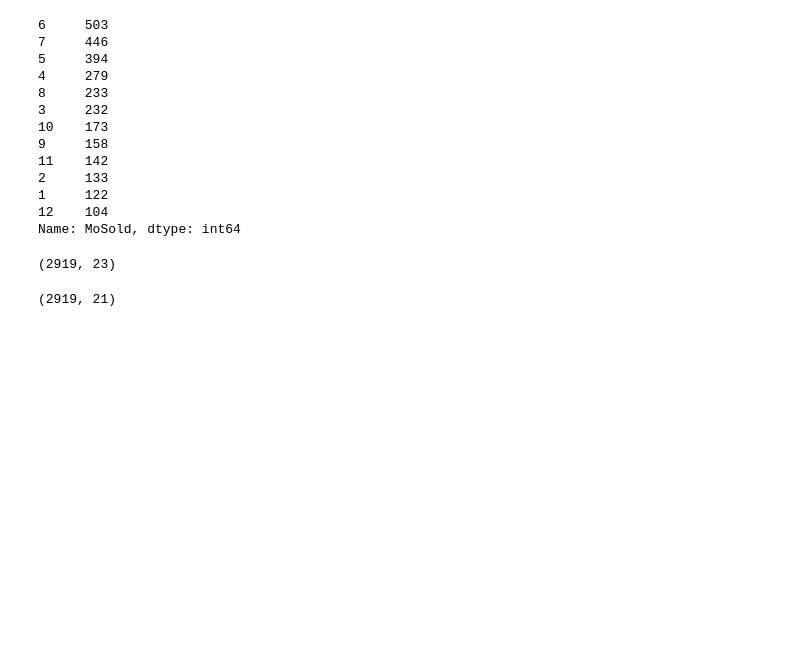
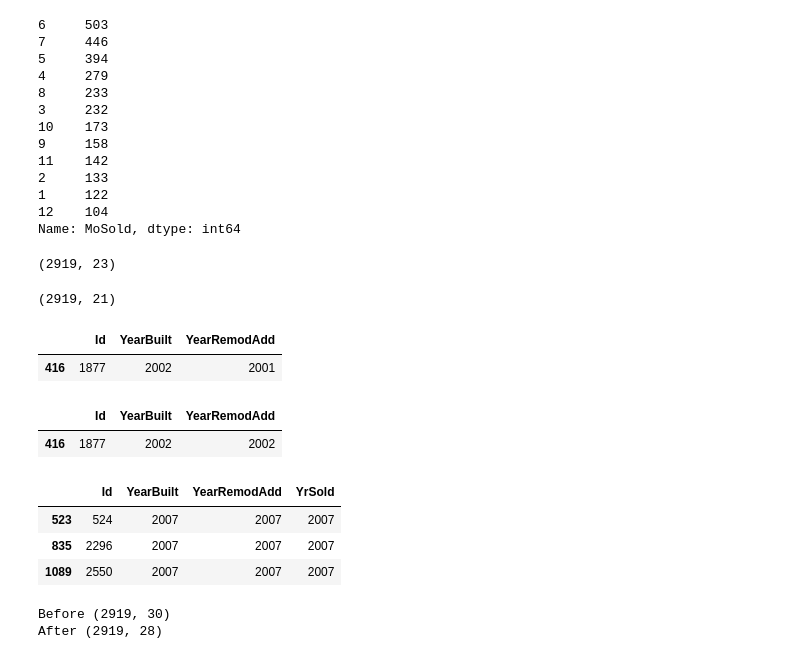
Before and after one commit to harimindi/Ames-Housing-Data, a Jupyter notebook: Ames Housing V2.ipynb, the cells around one changed output. Drawn from its saved outputs; the diff is of its cells as text; code cells hidden in the pictures; blank space fills up the shorter version.

```diff
--- a/Ames Housing V2.ipynb
+++ b/Ames Housing V2.ipynb
@@ -245,3 +245,6 @@ df['KitchenQual'].fillna(df['KitchenQual'].mode()[0], inplace= True)
 df['MSZoning'].fillna(df['MSZoning'].mode()[0], inplace= True)
 
 df['Utilities'].fillna(df['Utilities'].mode()[0], inplace= True)
+# %%
+df.drop('BldgAge', axis=1,inplace=True)
+df.shape
@@ -323,0 +347,28 @@ df.shape
+# %%
+#Finding if year built is greater than building remodelled year
+rows = df['YearRemodAdd'] < df['YearBuilt']
+df.loc[rows,['Id','YearBuilt','YearRemodAdd']]
+# %% [output]
+|  | Id | YearBuilt | YearRemodAdd |
+| 416 | 1877 | 2002 | 2001 |
+# %%
+#Since there is one row and the values are very near, we will change YearRemodAdd to same as YearBuilt
+df.loc[rows, 'YearRemodAdd'] = 2002
+df.loc[rows,['Id','YearBuilt','YearRemodAdd']]
+# %% [output]
+|  | Id | YearBuilt | YearRemodAdd |
+| 416 | 1877 | 2002 | 2002 |
+# %%
+#Find if YrSold is less than YearBuilt or YearRemodAdd
+#loc1 = df['YrSold'] < df['YearBuilt']
+#loc2 = df['YrSold'] < df['YearRemodAdd']
+#df.loc[loc1,'YearBuilt'] = df.loc[loc1, 'YrSold']
+df.loc[loc2, 'YearRemodAdd'] = df.loc[loc2, 'YrSold']
+# %%
+#Change the values of YearBuilt and YearRemodAdd to same as YrSold since they are close
+df.loc[loc2,['Id','YearBuilt','YearRemodAdd', 'YrSold']]
+# %% [output]
+|  | Id | YearBuilt | YearRemodAdd | YrSold |
+| 523 | 524 | 2007 | 2007 | 2007 |
+| 835 | 2296 | 2007 | 2007 | 2007 |
+| 1089 | 2550 | 2007 | 2007 | 2007 |
@@ -323,0 +380,8 @@ df.shape
+# %%
+#Drop YearBuilt and YearRemodAdd
+print('Before', df.shape)
+df.drop(['YearBuilt','YearRemodAdd'], axis=1, inplace=True)
+print('After', df.shape)
+# %% [output]
+Before (2919, 30)
+After (2919, 28)
```
Also changed, not shown: parts of 24 cells of this notebook.
